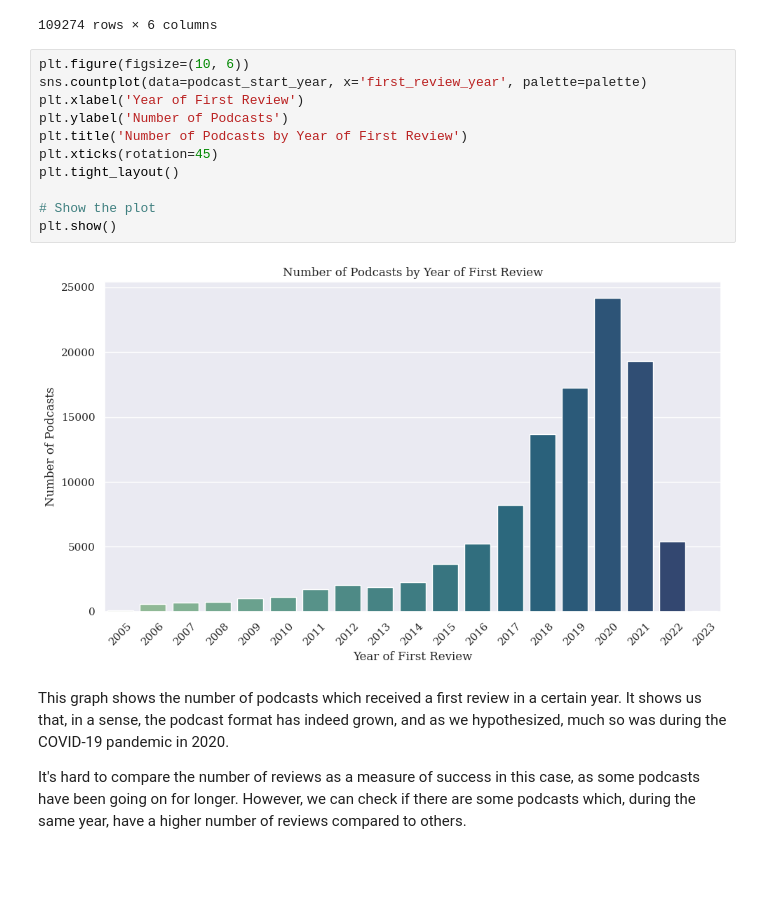
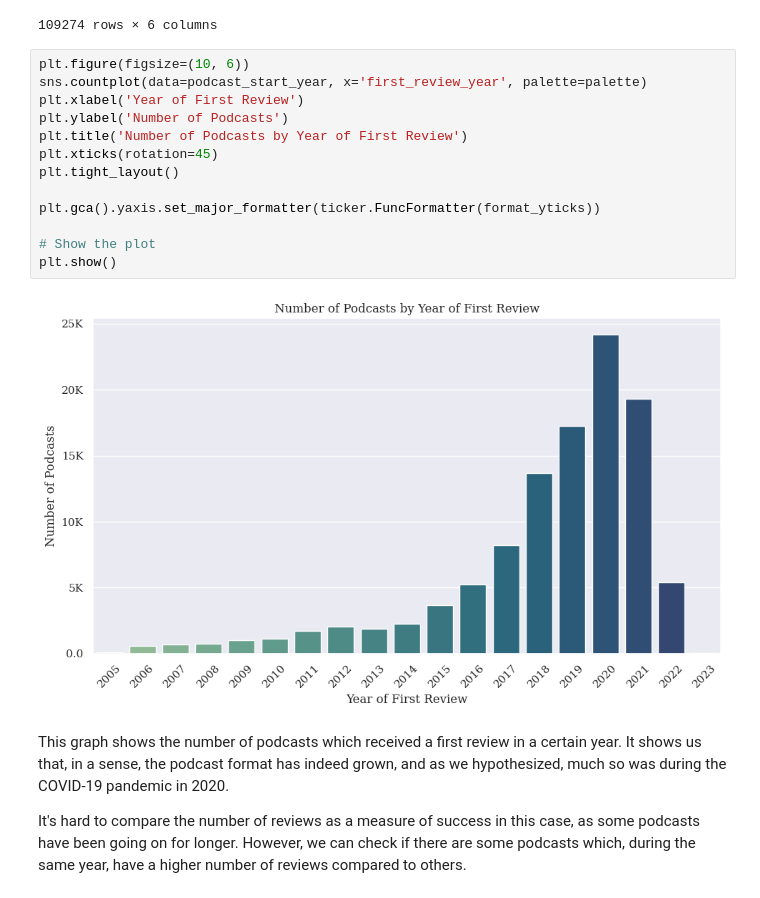
Before and after one commit to alespool/Analyzing-Podcast-Reviews, a Jupyter notebook: data_extraction.ipynb, the cells around one changed output. Cells and saved outputs as stored; diff of their text form; blank space fills up the shorter version.

```diff
--- a/data_extraction.ipynb
+++ b/data_extraction.ipynb
@@ -220,16 +220,18 @@ podcast_start_year
 # %%
 plt.figure(figsize=(10, 6))
 sns.countplot(data=podcast_start_year, x='first_review_year', palette=palette)
 plt.xlabel('Year of First Review')
 plt.ylabel('Number of Podcasts')
 plt.title('Number of Podcasts by Year of First Review')
 plt.xticks(rotation=45)
 plt.tight_layout()
 
+plt.gca().yaxis.set_major_formatter(ticker.FuncFormatter(format_yticks))
+
 # Show the plot
 plt.show()
 # %% [output]
-[figure, old version]
+[figure, new version]
 # %% [markdown]
 This graph shows the number of podcasts which received a first review in a certain year. It shows us that, in a sense, the podcast format has indeed grown, and as we hypothesized, much so was during the COVID-19 pandemic in 2020.
 
```
Also changed, not shown: parts of 13 cells of this notebook.
